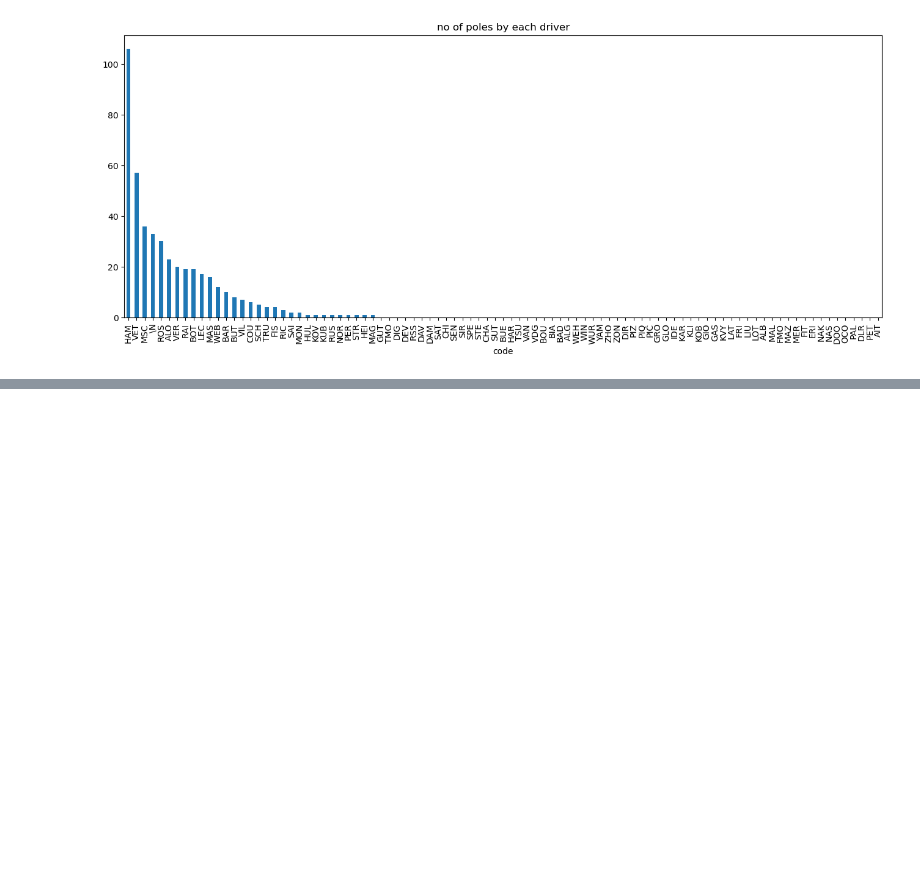
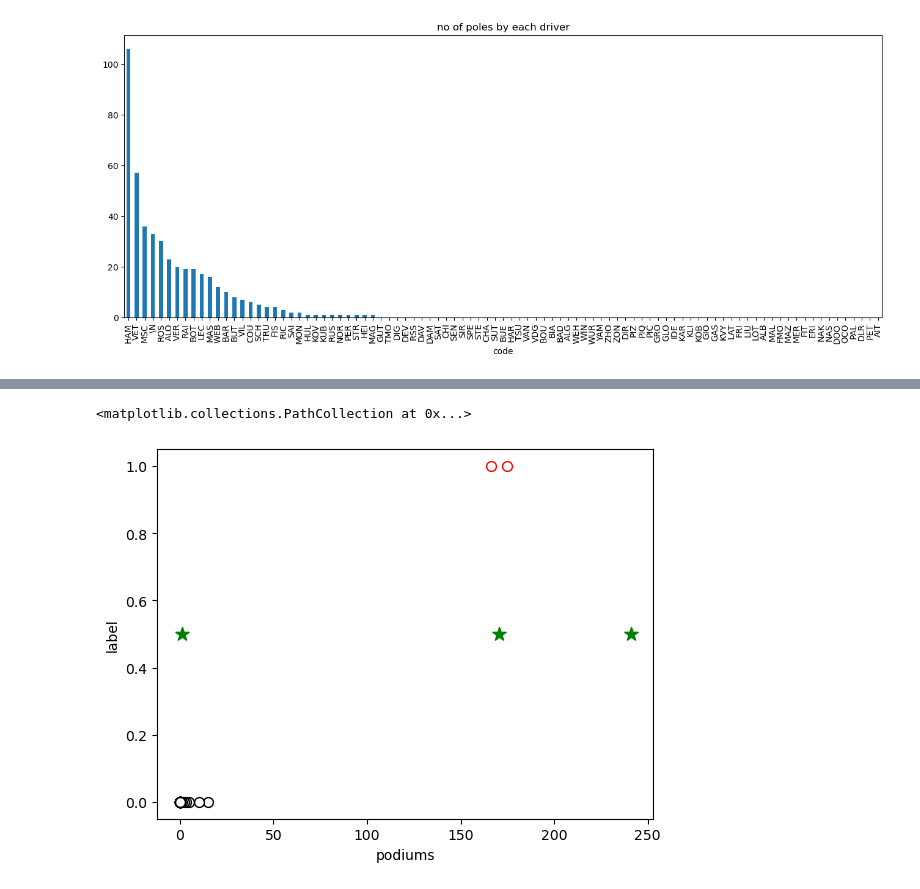
Before and after one commit to Harshith1234567/FormulaOneAnalysis, a Jupyter notebook: formulaoneanalysis.ipynb, the cells around one changed output, grey strips where cells are left out. Saved outputs shown, nothing was run; the diff lists cells and outputs as text; code cells hidden in the pictures; blank space fills up the shorter version.

```diff
--- a/formulaoneanalysis.ipynb
+++ b/formulaoneanalysis.ipynb
@@ -225,0 +400,9 @@ plt.show()
+# %%
+kmeans = KMeans(n_clusters=3)
+consPodiumData['label'] = kmeans.fit_predict(consPodiumData[['podiums']])
+ax = consPodiumData[consPodiumData['label']==0].plot.scatter(x='podiums', y='label', s=50, color='white', edgecolor='black')
+consPodiumData[consPodiumData['label']==1].plot.scatter(x='podiums', y='label', s=50, color='white', ax=ax, edgecolor='red')
+plt.scatter(kmeans.cluster_centers_.ravel(), [0.5]*len(kmeans.cluster_centers_), s=100, color='green', marker='*')
+# %% [output]
+<matplotlib.collections.PathCollection at 0x...>
+[figure, added]
```
Also changed, not shown: parts of 15 cells of this notebook.
